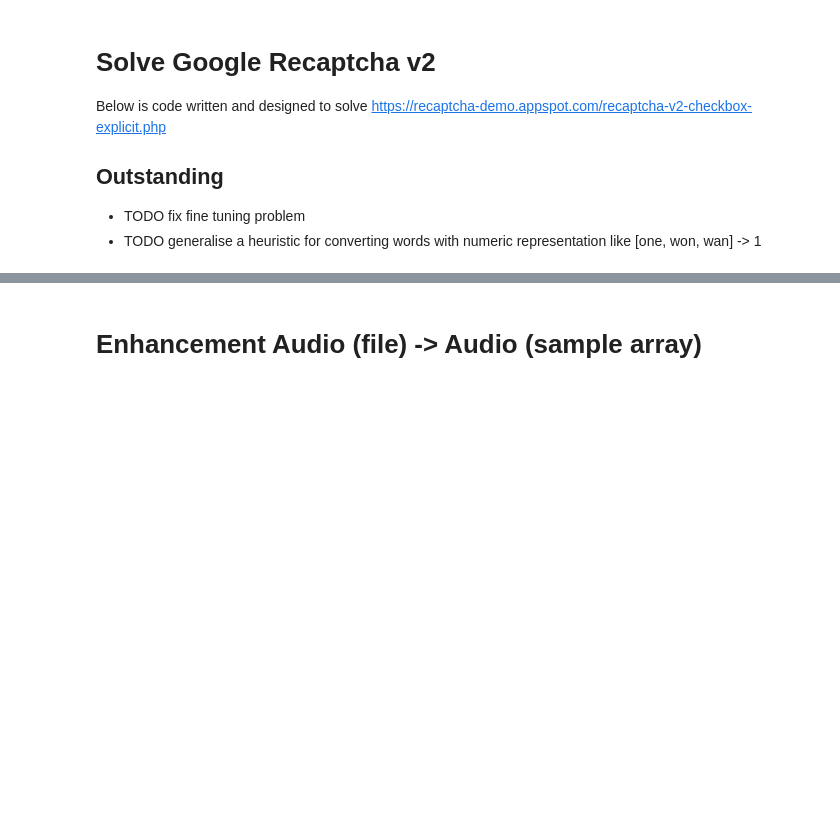
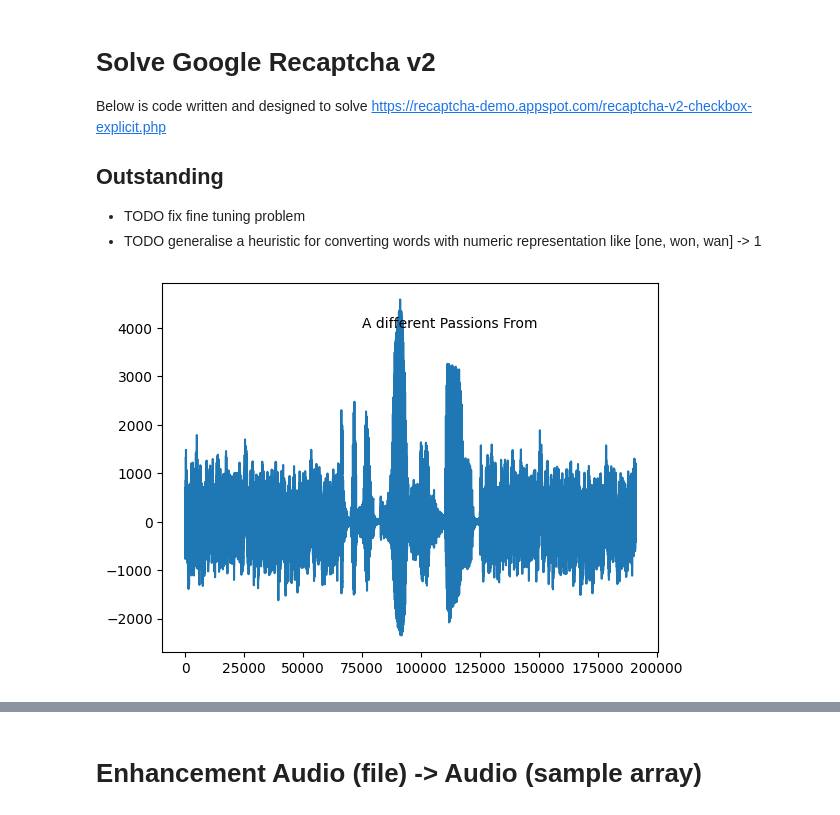
Before and after one commit to Hardhat-Enterprises/breaking-captcha, a Jupyter notebook: Teams_T2_2022/Audio_CAPTCHA/r-and-d/recaptcha.ipynb, the cells around one changed output, grey strips where cells are left out. Saved outputs shown, nothing was run; the diff lists cells and outputs as text; code cells hidden in the pictures; blank space fills up the shorter version.

```diff
--- a/Teams_T2_2022/Audio_CAPTCHA/r-and-d/recaptcha.ipynb
+++ b/Teams_T2_2022/Audio_CAPTCHA/r-and-d/recaptcha.ipynb
@@ -53,16 +53,21 @@ import torchmetrics
 # %%
 # Helpers
 # Wrap array extractor in function
 def download_audio(file):
     audio = AudioSegment.from_file(file)
     samples = audio.get_array_of_samples()
     sample_rate = audio.frame_rate
     duration = audio.duration_seconds
 
     return np.array(samples, dtype=float), sample_rate, duration
 
+plt.plot(download_audio('../data/recaptcha/adifferentpassionsfrom.wav')[0])
+plt.text(75000, 4000, "A different Passions From")
+plt.show()
+
 Audio(download_audio('../data/recaptcha/adifferentpassionsfrom.wav')[0], rate = 32000)
 # %% [output]
+[figure, added]
 [interactive output not drawn]
 # %% [markdown]
 # Enhancement Audio (file) -> Audio (sample array)
```
Also changed, not shown: 3 other files.
